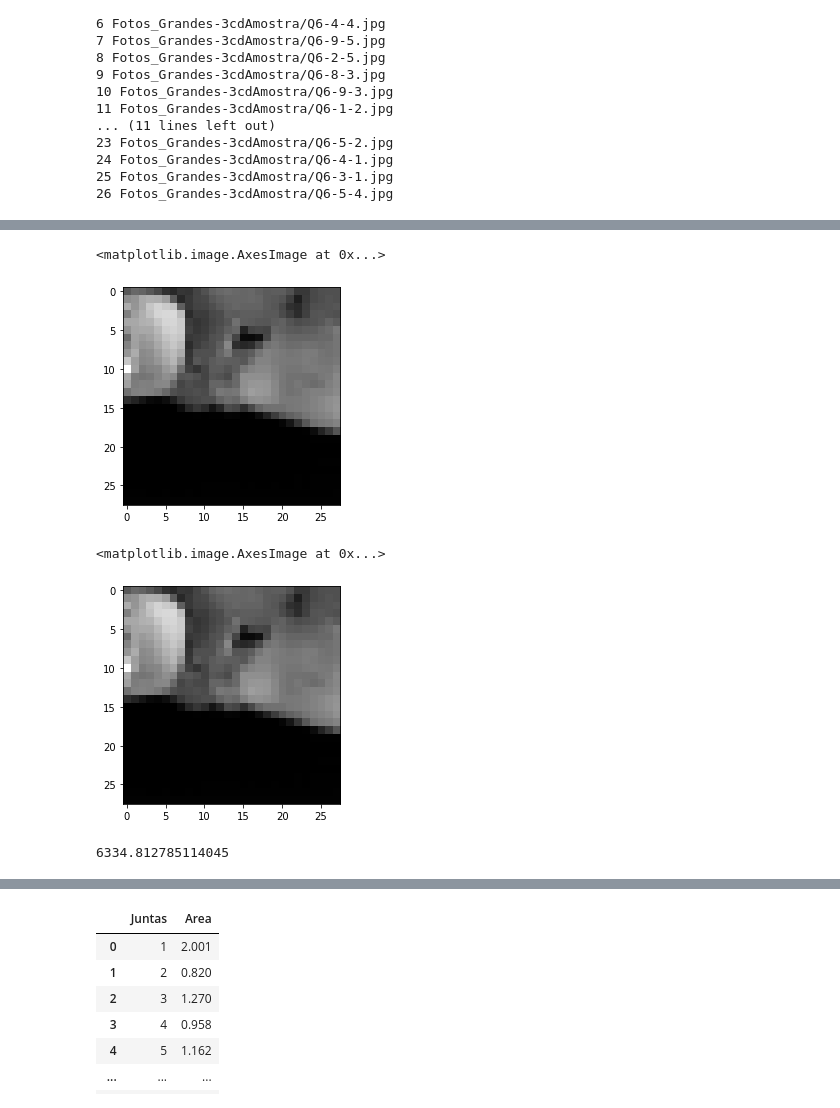
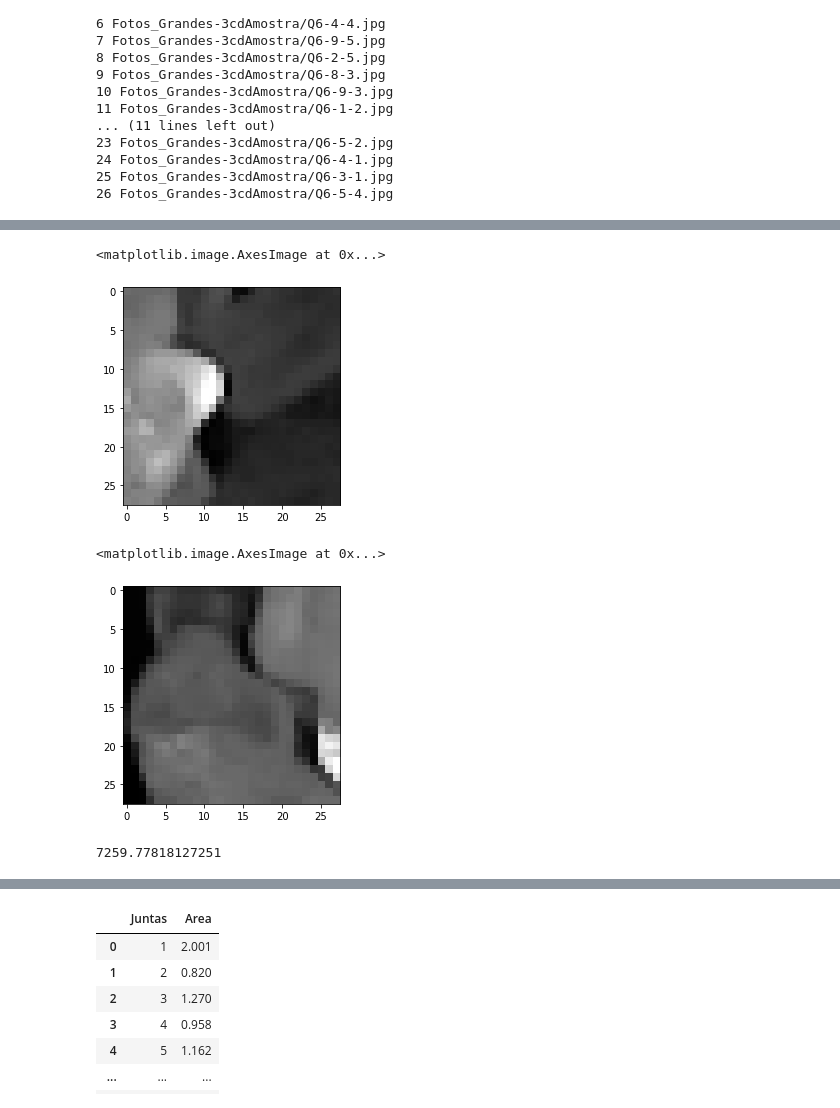
Before and after one commit to ucfilho/marquesgabi_paper_fev_2021, a Jupyter notebook: ANN_Ajuste_mar_2021/PSD_GRAIN_NOT_GRAIN_mar_18_2021.ipynb, the cells around one changed output, grey strips where cells are left out. Cells and saved outputs as stored; diff of their text form; code cells hidden in the pictures.

```diff
--- a/ANN_Ajuste_mar_2021/PSD_GRAIN_NOT_GRAIN_mar_18_2021.ipynb
+++ b/ANN_Ajuste_mar_2021/PSD_GRAIN_NOT_GRAIN_mar_18_2021.ipynb
@@ -289,17 +283,17 @@ df.head()
 5 rows × 785 columns
 # %%
 Size=28
-qual_img=7
+qual_img=64
 L = Width[qual_img]
 data=np.array(df_size.drop('Width',axis=1).iloc[qual_img]).reshape(Size,Size)
 img = Image.fromarray(data.astype('uint8'), mode='L')
 img=np.float32(img)
 img28=cv2.resize(img,(Size,Size), interpolation = cv2.INTER_AREA)
 Foto=np.array(img28).reshape(28,28)
 plt.imshow(Foto, cmap = "gray")
 # %% [output]
 <matplotlib.image.AxesImage at 0x...>
-[figure, old version]
+[figure, new version]
 # %%
 mean_value = np.mean(img)
 img_new = img.copy()
@@ -317,13 +311,13 @@ Foto=np.array(img28).reshape(28,28)
 plt.imshow(Foto, cmap = "gray")
 # %% [output]
 <matplotlib.image.AxesImage at 0x...>
-[figure, old version]
+[figure, new version]
 # %%
 L = Width[qual_img]
 Area = np.sum(img_new) / (255.0 * 28 * 28)* L*L
 print(Area)
 # %% [output]
-6334.812785114045
+7259.77818127251
 # %%
 Area_All, Diameter_All=PSDArea(df_size)
 # %%
```
Also changed, not shown: parts of 27 cells of this notebook.
